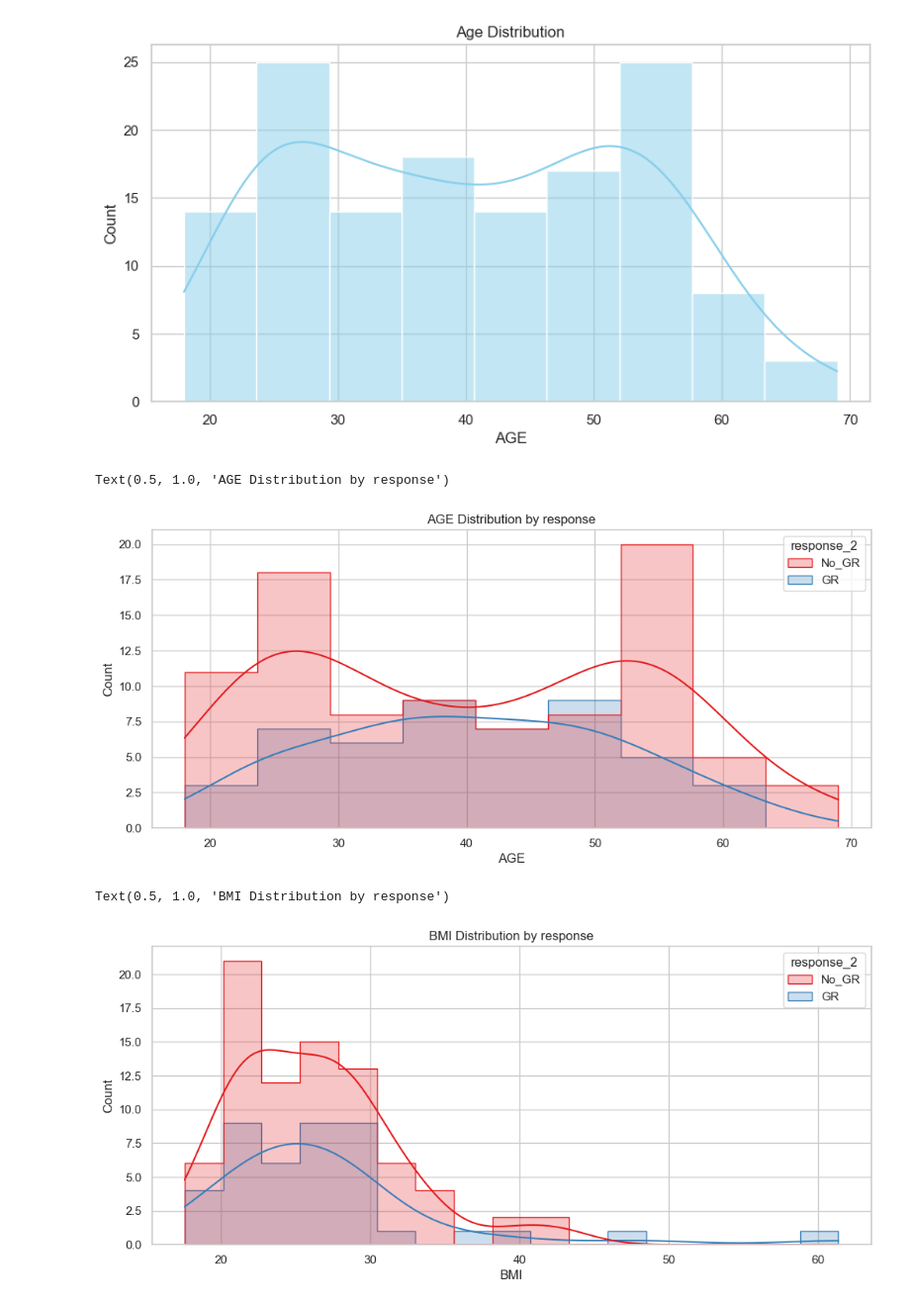
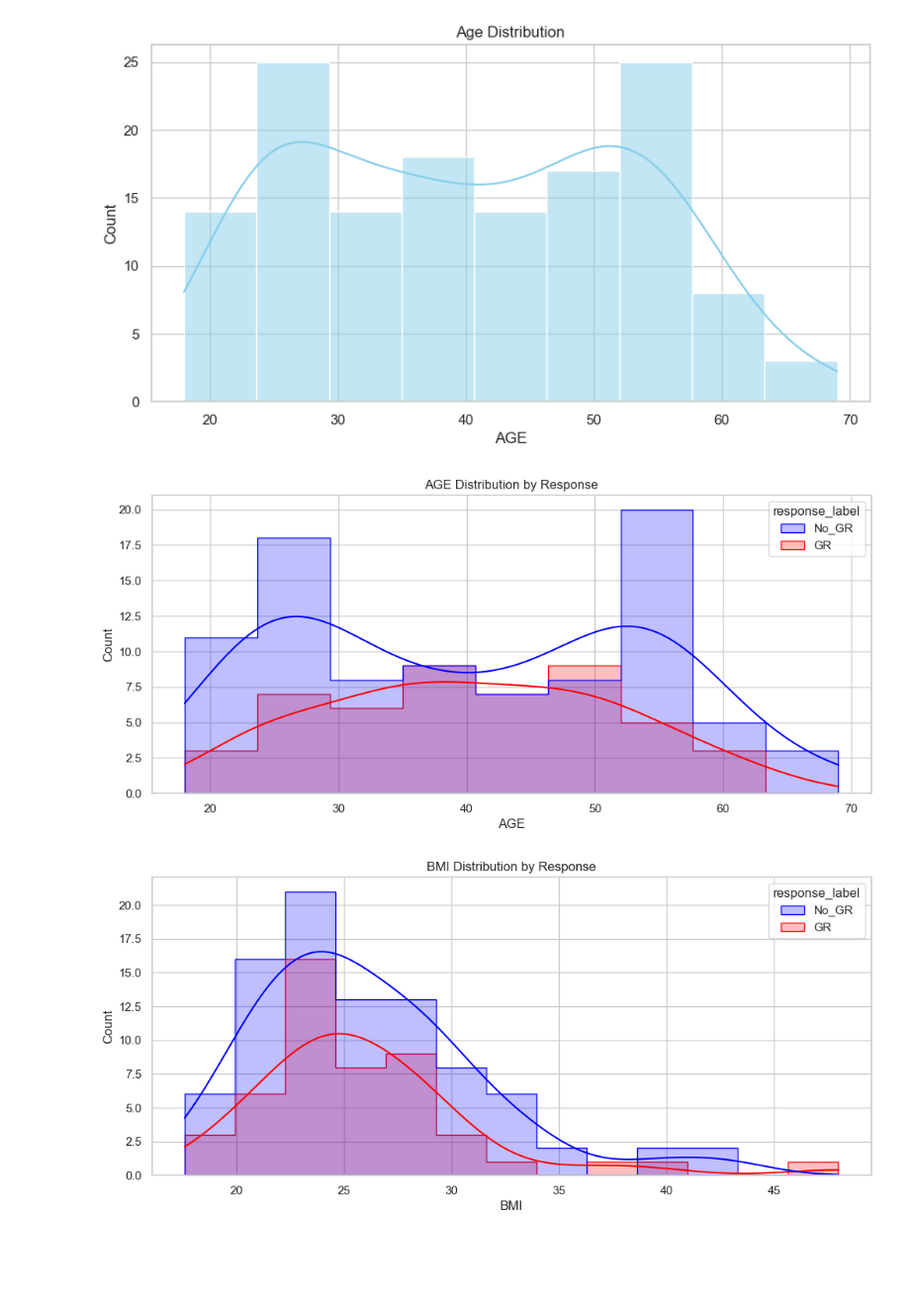
Before and after one commit to neurospin-projects/2026_ychaoub_rlink_predict_response_clinic, a Jupyter notebook: 03_Analysis_visualization.ipynb, the cells around one changed output. Shown at 99% size. Cells and saved outputs as stored; diff of their text form; code cells hidden in the pictures; blank space fills up the shorter version.

```diff
--- a/03_Analysis_visualization.ipynb
+++ b/03_Analysis_visualization.ipynb
@@ -49,20 +50,53 @@ plt.title('Age Distribution')
 Text(0.5, 1.0, 'Age Distribution')
 [figure]
 # %%
+Clinical_df['response_label'] = Clinical_df['response'].map({
+    0: 'GR',
+    1: 'No_GR'
+})
 
 plt.figure(figsize=(12,5))
-sns.histplot(data=Clinical_df,x="AGE", hue="response_2",kde=True,element="step", palette="Set1")
-plt.title('AGE Distribution by response')
+sns.histplot(
+    data=Clinical_df,
+    x="AGE",
+    hue="response_label",
+    kde=True,
+    element="step",
+    palette={"GR":"red", "No_GR":"blue"}
+)
+
+plt.title("AGE Distribution by Response")
+plt.savefig('Distribution de AGE en fct de Response')
+
+plt.show()
 # %% [output]
-Text(0.5, 1.0, 'AGE Distribution by response')
-[figure, old version]
+[figure, new version]
 # %%
-#Distribution of Age
+# Response mapping
+Clinical_df['response_label'] = Clinical_df['response'].map({
+    0: 'GR',
+    1: 'No_GR'
+})
 
+# BMI Distribution
 plt.figure(figsize=(12,5))
-sns.histplot(data=Clinical_df,x="BMI", hue="response_2",kde=True,element="step", palette="Set1")
-plt.title('BMI Distribution by response')
+
+sns.histplot(
+    data=Clinical_df,
+    x="BMI_M00",
+    hue="response_label",
+    kde=True,
+    element="step",
+    palette={"GR": "red", "No_GR": "blue"}
+)
+
+plt.title('BMI Distribution by Response')
+plt.xlabel('BMI')
+plt.ylabel('Count')
+
+plt.savefig('BMI_Distribution_by_Response.png', dpi=300, bbox_inches='tight')
+
+plt.show()
 # %% [output]
-Text(0.5, 1.0, 'BMI Distribution by response')
-[figure, old version]
+[figure, new version]
 # %%
```
Also changed, not shown: parts of 11 cells of this notebook.
